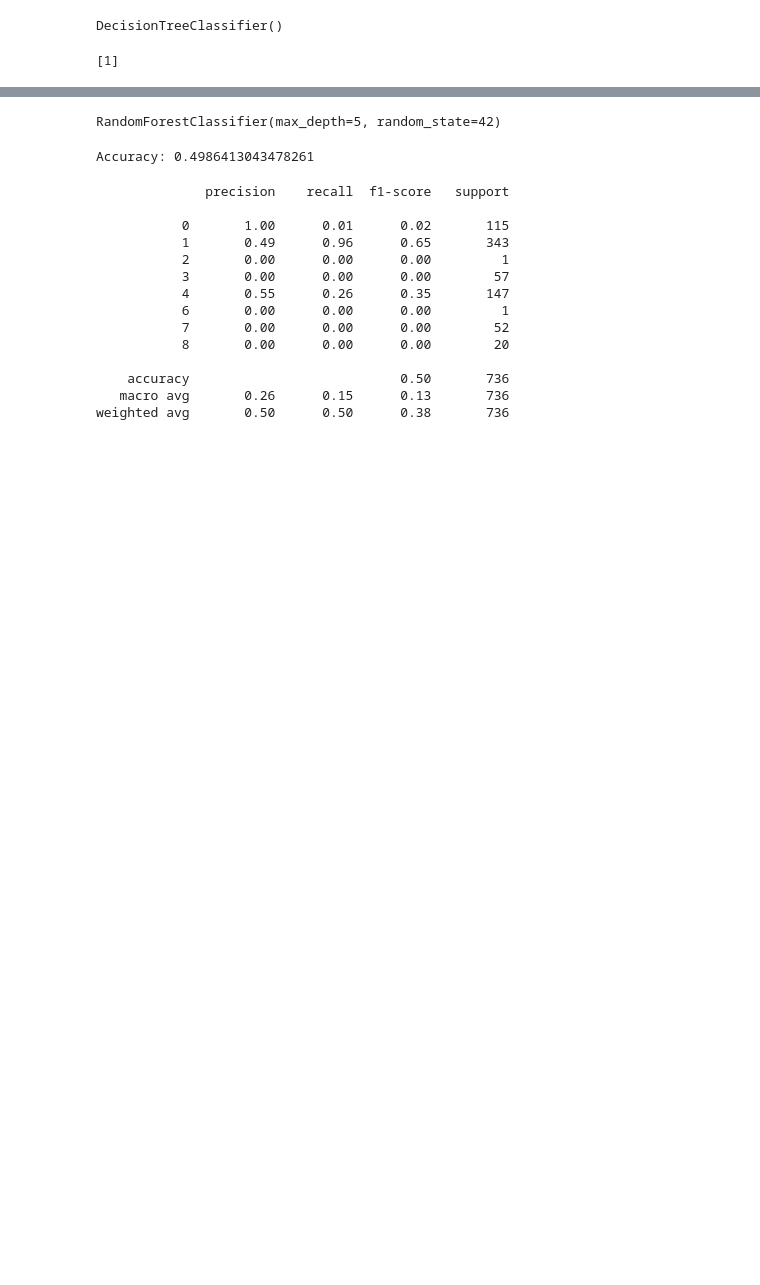
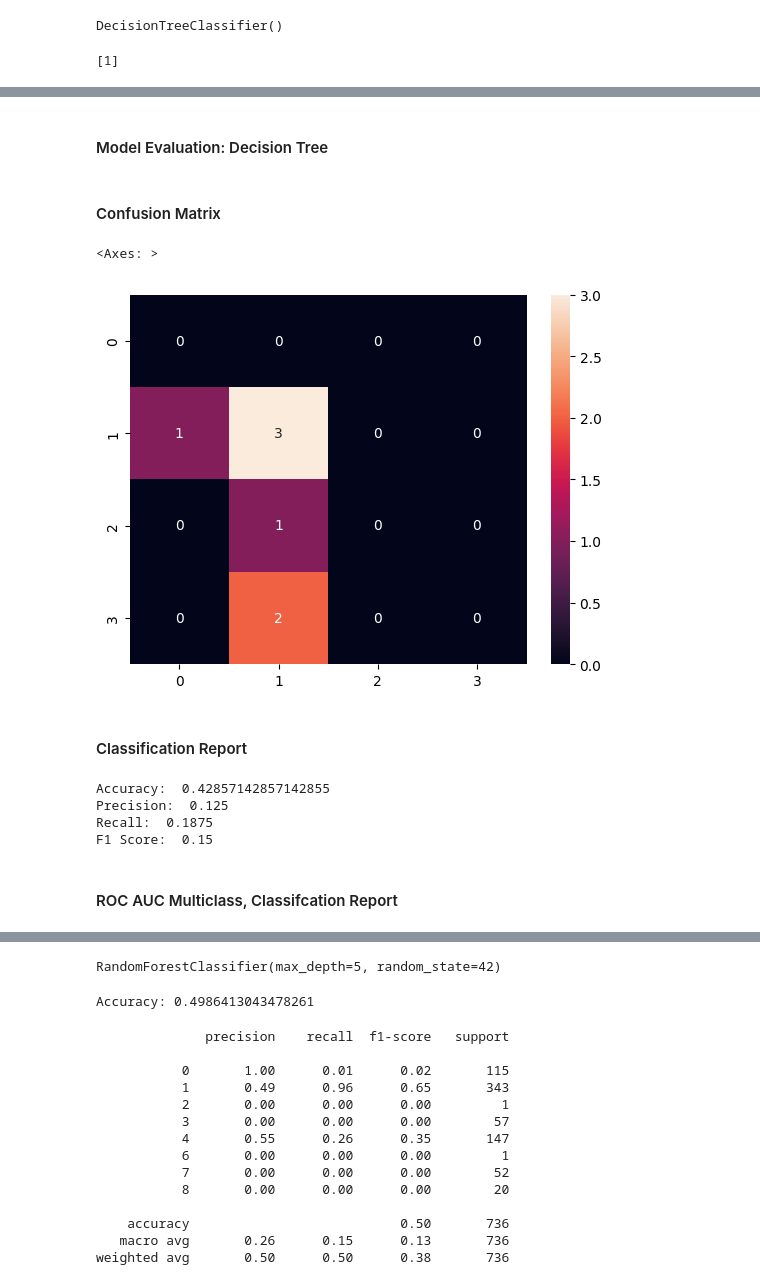
Before and after one commit to Ashrockzzz2003/Cricket_Best_11_Prediction, a Jupyter notebook: predicting_Dismissal.ipynb, the cells around one changed output, grey strips where cells are left out. Saved outputs shown, nothing was run; the diff lists cells and outputs as text; code cells hidden in the pictures; blank space fills up the shorter version.

```diff
--- a/predicting_Dismissal.ipynb
+++ b/predicting_Dismissal.ipynb
@@ -910,0 +821,26 @@ Accuracy: 0.3383152173913043
+# %% [markdown]
+#### Model Evaluation: Decision Tree
+# %% [markdown]
+#### Confusion Matrix
+# %%
+cm = confusion_matrix(y_test, y_pred)
+cm
+
+sns.heatmap(cm, annot=True, fmt="d")
+# %% [output]
+<Axes: >
+[figure, added]
+# %% [markdown]
+#### Classification Report
+# %%
+print("Accuracy: ", accuracy_score(y_test, y_pred))
+print("Precision: ", precision_score(y_test, y_pred, average="macro"))
+print("Recall: ", recall_score(y_test, y_pred, average="macro"))
+print("F1 Score: ", f1_score(y_test, y_pred, average="macro"))
+# %% [output]
+Accuracy:  0.42857142857142855
+Precision:  0.125
+Recall:  0.1875
+F1 Score:  0.15
+# %% [markdown]
+#### ROC AUC Multiclass, Classifcation Report
```
Also changed, not shown: parts of 38 cells of this notebook, 3 other files.
